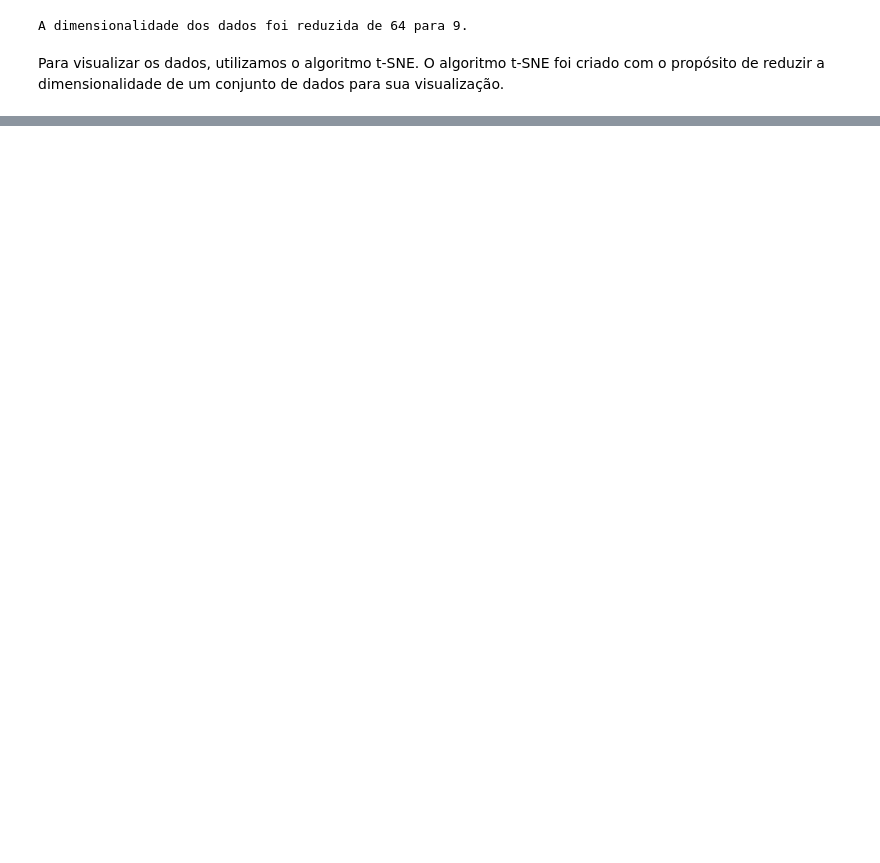
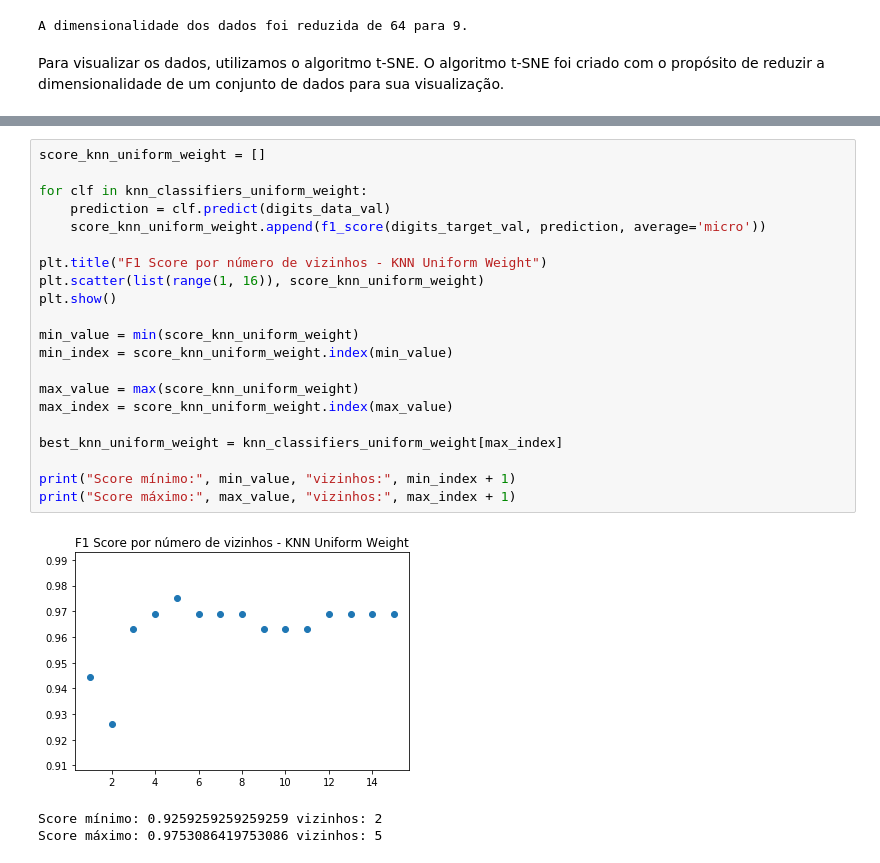
Before and after one commit to natanbcpc/supervised-learning, a Jupyter notebook: Parte 2.ipynb, the cells around one changed output, grey strips where cells are left out. Saved outputs shown, nothing was run; the diff lists cells and outputs as text; blank space fills up the shorter version.

```diff
--- a/Parte 2.ipynb
+++ b/Parte 2.ipynb
@@ -74,0 +149,25 @@ plt.show()
+# %%
+score_knn_uniform_weight = []
+
+for clf in knn_classifiers_uniform_weight:
+    prediction = clf.predict(digits_data_val)
+    score_knn_uniform_weight.append(f1_score(digits_target_val, prediction, average='micro'))
+
+plt.title("F1 Score por número de vizinhos - KNN Uniform Weight")
+plt.scatter(list(range(1, 16)), score_knn_uniform_weight)
+plt.show()
+
+min_value = min(score_knn_uniform_weight)
+min_index = score_knn_uniform_weight.index(min_value)
+
+max_value = max(score_knn_uniform_weight)
+max_index = score_knn_uniform_weight.index(max_value)
+
+best_knn_uniform_weight = knn_classifiers_uniform_weight[max_index]
+
+print("Score mínimo:", min_value, "vizinhos:", min_index + 1)
+print("Score máximo:", max_value, "vizinhos:", max_index + 1)
+# %% [output]
+[figure, added]
+Score mínimo: 0.9259259259259259 vizinhos: 2
+Score máximo: 0.9753086419753086 vizinhos: 5
```
Also changed, not shown: parts of 12 cells of this notebook.
